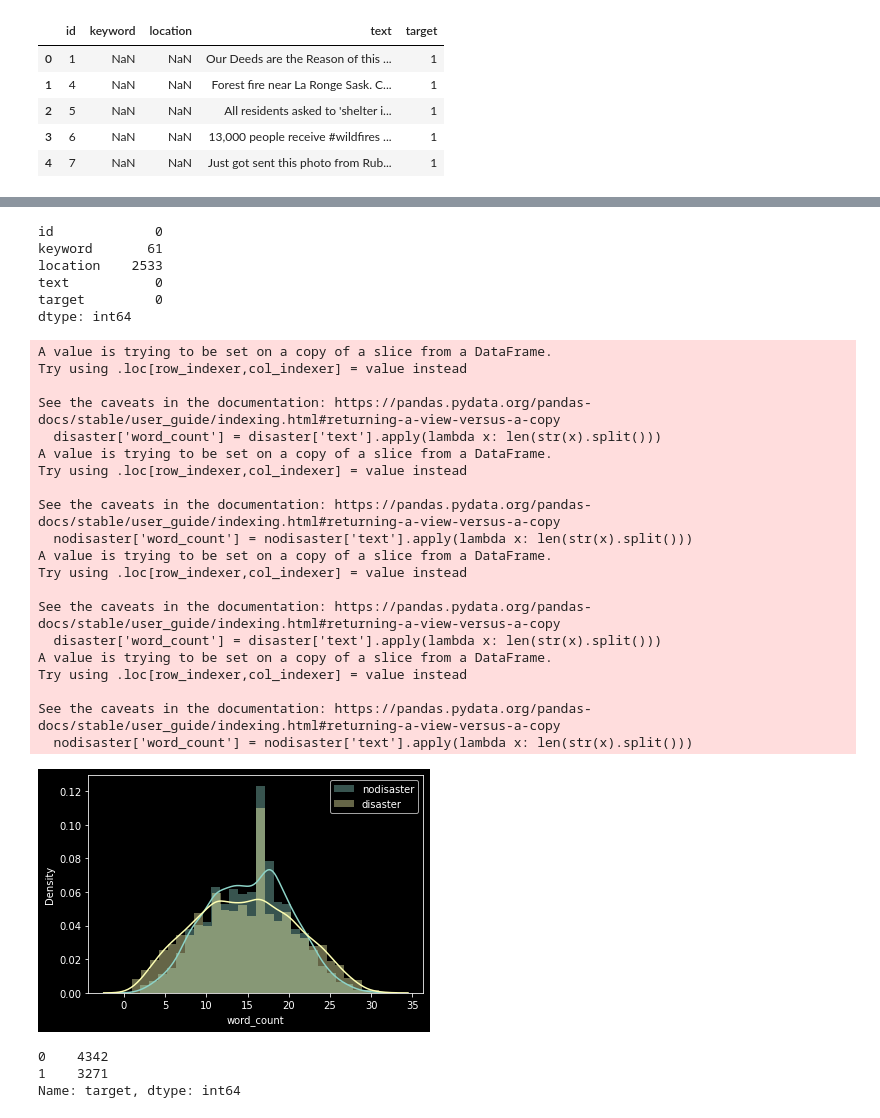
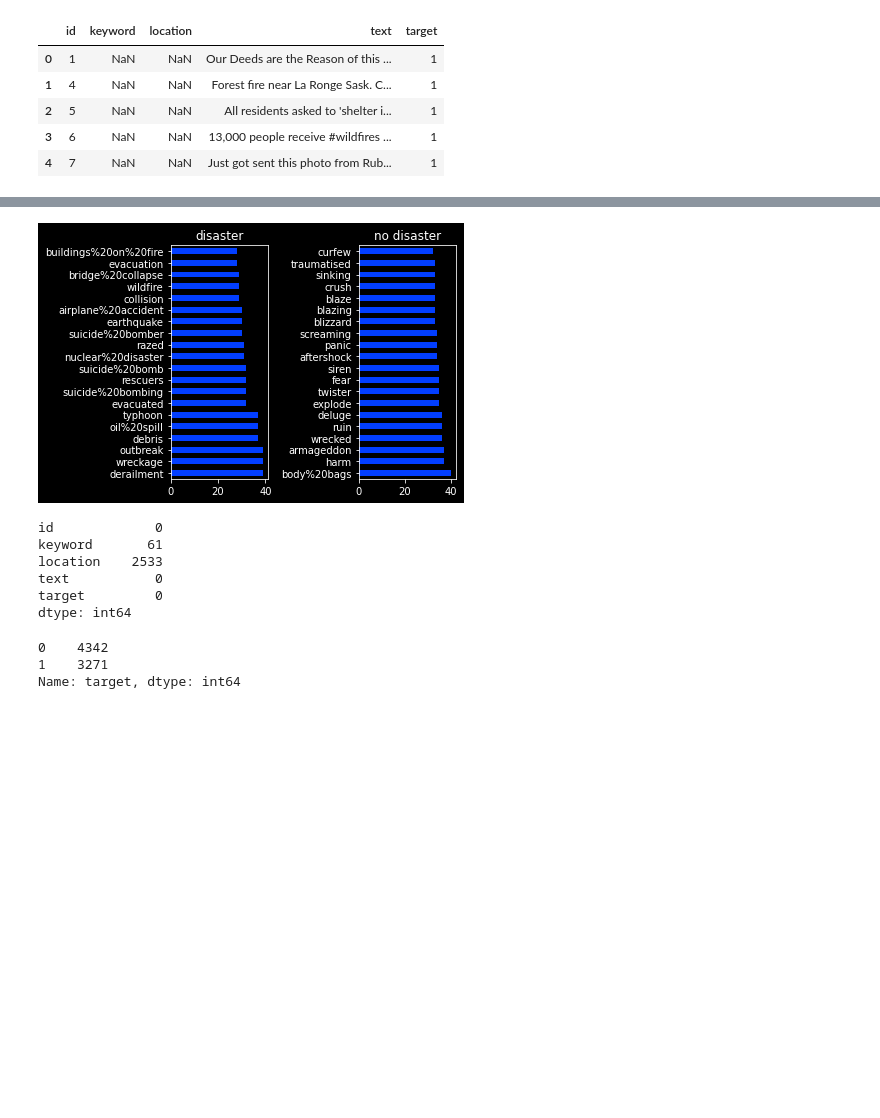
Before and after one commit to LRozeboom/nlp_disaster, a Jupyter notebook: disaster_analysis_tensorflow.ipynb, the cells around one changed output, grey strips where cells are left out. Saved outputs shown, nothing was run; the diff lists cells and outputs as text; code cells hidden in the pictures; blank space fills up the shorter version.

```diff
--- a/disaster_analysis_tensorflow.ipynb
+++ b/disaster_analysis_tensorflow.ipynb
@@ -56,3 +163,21 @@ df_train.head()
+# %%
+#keyword distribution for disaster and non-disaster
+disaster_keywordcounts=disaster['keyword'].value_counts()
+nodisaster_keywordcounts=nodisaster['keyword'].value_counts()
+
+#barplot of most frequent keywords for disaster and no-disaster
+fig,ax=plt.subplots(1,2)
+disaster_keywordcounts[:20].plot.barh(ax=ax[0])
+ax[0].set_title('disaster')
+nodisaster_keywordcounts[:20].plot.barh(ax=ax[1])
+ax[1].set_title('no disaster')
+
+fig.tight_layout()
+#plt.figure()
+#sns.distplot(disaster_keywordcounts)
+#sns.distplot(nodisaster_keywordcounts)
+# %% [output]
+[figure, added]
 # %%
 #look how many empty columns we have
 df_train.isna().sum()
@@ -63,45 +188,6 @@ location    2533
 text           0
 target         0
 dtype: int64
-# %%
-#plot number of words in text sequence
-
-
-
-disaster['word_count'] = disaster['text'].apply(lambda x: len(str(x).split()))
-nodisaster['word_count'] = nodisaster['text'].apply(lambda x: len(str(x).split()))
-
-disaster['word_count'] = disaster['text'].apply(lambda x: len(str(x).split()))
-nodisaster['word_count'] = nodisaster['text'].apply(lambda x: len(str(x).split()))
-
-
-fig1,ax1=plt.subplots()
-sns.distplot(disaster['word_count'],label='nodisaster')
-sns.distplot(nodisaster['word_count'],label='disaster')
-plt.legend()
-plt.show()
-# %% [output]
-A value is trying to be set on a copy of a slice from a DataFrame.
-Try using .loc[row_indexer,col_indexer] = value instead
-
-See the caveats in the documentation: https://pandas.pydata.org/pandas-docs/stable/user_guide/indexing.html#returning-a-view-versus-a-copy
-  disaster['word_count'] = disaster['text'].apply(lambda x: len(str(x).split()))
-A value is trying to be set on a copy of a slice from a DataFrame.
-Try using .loc[row_indexer,col_indexer] = value instead
-
-See the caveats in the documentation: https://pandas.pydata.org/pandas-docs/stable/user_guide/indexing.html#returning-a-view-versus-a-copy
-  nodisaster['word_count'] = nodisaster['text'].apply(lambda x: len(str(x).split()))
-A value is trying to be set on a copy of a slice from a DataFrame.
-Try using .loc[row_indexer,col_indexer] = value instead
-
-See the caveats in the documentation: https://pandas.pydata.org/pandas-docs/stable/user_guide/indexing.html#returning-a-view-versus-a-copy
-  disaster['word_count'] = disaster['text'].apply(lambda x: len(str(x).split()))
-A value is trying to be set on a copy of a slice from a DataFrame.
-Try using .loc[row_indexer,col_indexer] = value instead
-
-See the caveats in the documentation: https://pandas.pydata.org/pandas-docs/stable/user_guide/indexing.html#returning-a-view-versus-a-copy
-  nodisaster['word_count'] = nodisaster['text'].apply(lambda x: len(str(x).split()))
-[figure, removed]
 # %%
 #count number of disasters and nodisasters in training set
 df_train['target'].value_counts()
```
Also changed, not shown: parts of 15 cells of this notebook, 1 other file.
